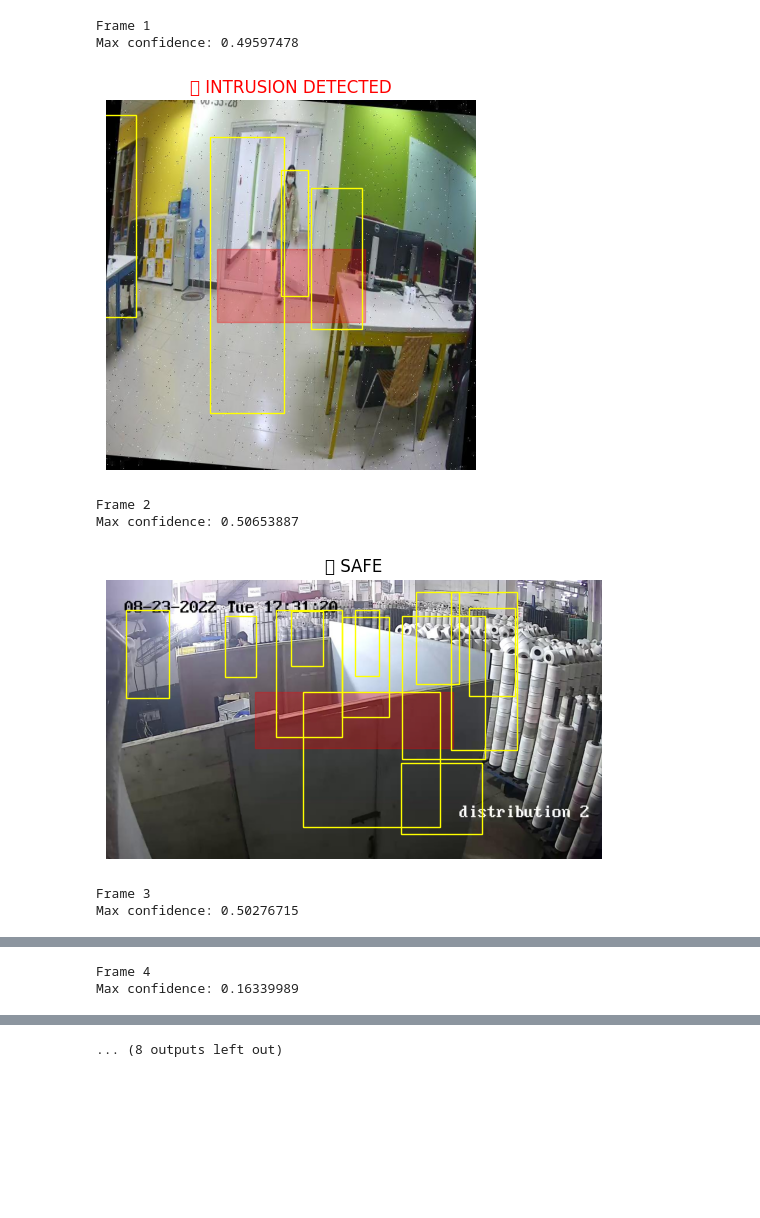
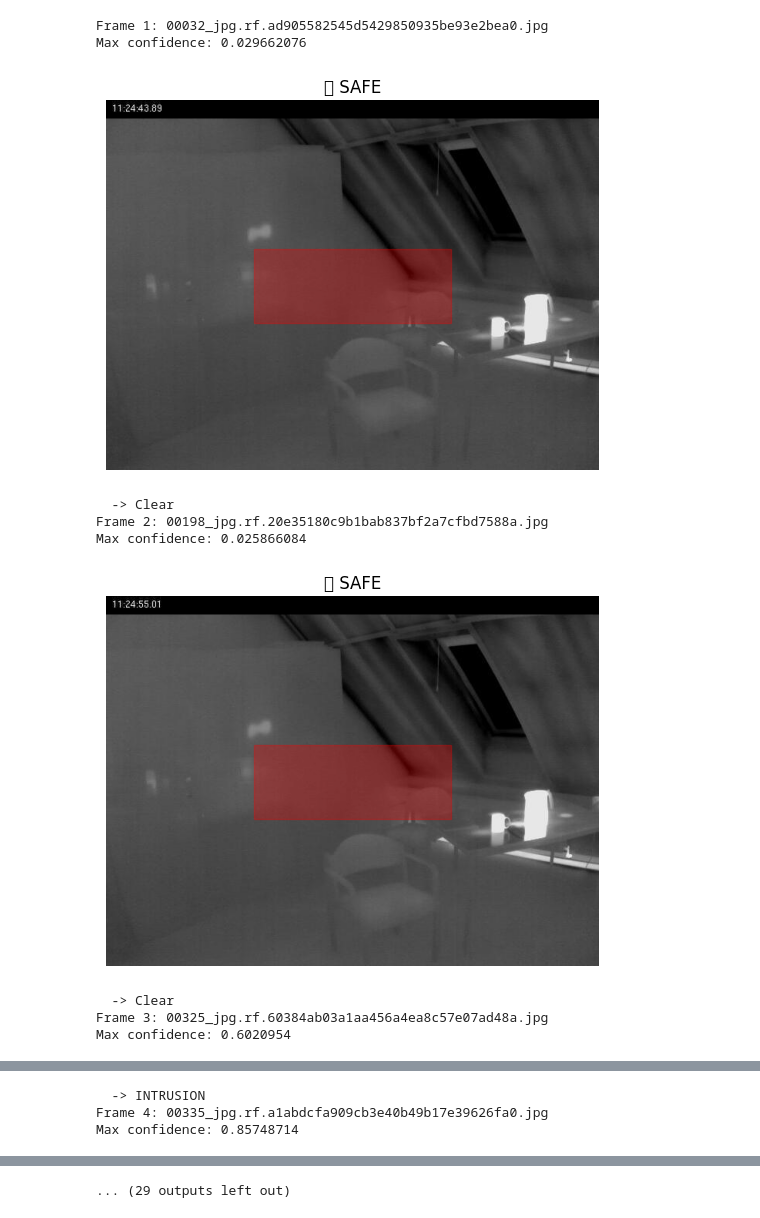
Before and after one commit to 2d-game-dev/ComputerVisionProject, a Jupyter notebook: NEWERVersionOFCV.ipynb, the cells around one changed output, grey strips where cells are left out. Cells and saved outputs as stored; diff of their text form; code cells hidden in the pictures; blank space fills up the shorter version.

```diff
--- a/NEWERVersionOFCV.ipynb
+++ b/NEWERVersionOFCV.ipynb
@@ -199,11 +268,23 @@ def detect_intrusion(model, image_path, restricted_zone=[0.3,0.4,0.7,0.6], thres
     for i in range(pred.shape[0]):
         for j in range(pred.shape[1]):
             conf = pred[i,j,0]
+
             if conf > threshold:
-                x,y,w,h = pred[i,j,1:]
+                x, y, w, h = pred[i,j,1:]
                 boxes.append((x,y,w,h))
 
-                if restricted_zone[0] < x < restricted_zone[2] and restricted_zone[1] < y < restricted_zone[3]:
+                # ✅ NEW: box-overlap intrusion check
+                # Box corners
+                x1 = x - w/2
+                y1 = y - h/2
+                x2 = x + w/2
+                y2 = y + h/2
+
+                # Zone
+                zx1, zy1, zx2, zy2 = restricted_zone
+
+                # Check overlap
+                if (x1 < zx2 and x2 > zx1 and y1 < zy2 and y2 > zy1):
                     intrusion = True
 
     # Visualization
@@ -244,20 +325,27 @@ Max confidence: 0.49597478
 True
 # %%
-def simulate_cctv(model, folder, delay=1):
-    images = os.listdir(folder)
+def simulate_cctv(model, folder, max_frames=20):
+    images     = sorted([f for f in os.listdir(folder)
+                         if f.endswith(('.jpg', '.png', '.jpeg'))])
+    intrusions = 0
 
-    for i, img in enumerate(images[:10]):
-        print(f"Frame {i+1}")
-        detect_intrusion(model, os.path.join(folder, img))
-        plt.pause(delay)
+    for i, img_file in enumerate(images[:max_frames]):
+        print(f"Frame {i+1}: {img_file}")
+        result    = detect_intrusion(model, os.path.join(folder, img_file))
+        intrusions += int(result)
+        print("  -> INTRUSION" if result else "  -> Clear")
+
+    print(f"\nSummary: {intrusions}/{max_frames} frames had intrusions")
 
 simulate_cctv(model, os.path.dirname(val_dataset.images[0]))
 # %% [output]
-Frame 1
-Max confidence: 0.49597478
+Frame 1: 00032_jpg.rf.ad905582545d5429850935be93e2bea0.jpg
+Max confidence: 0.029662076
-[figure, old version]
+[figure, new version]
-Frame 2
-Max confidence: 0.50653887
+  -> Clear
+Frame 2: 00198_jpg.rf.20e35180c9b1bab837bf2a7cfbd7588a.jpg
+Max confidence: 0.025866084
-[figure, old version]
+[figure, new version]
-Frame 3
-Max confidence: 0.50276715
+  -> Clear
+Frame 3: 00325_jpg.rf.60384ab03a1aa456a4ea8c57e07ad48a.jpg
+Max confidence: 0.6020954
@@ -265,2 +353,3 @@ Max confidence: 0.50276715
-Frame 4
-Max confidence: 0.16339989
+  -> INTRUSION
+Frame 4: 00335_jpg.rf.a1abdcfa909cb3e40b49b17e39626fa0.jpg
+Max confidence: 0.85748714
@@ -274 +365 @@ Max confidence: 0.3333208
-... (8 outputs left out)
+... (29 outputs left out)
```
Also changed, not shown: parts of 6 cells of this notebook.
